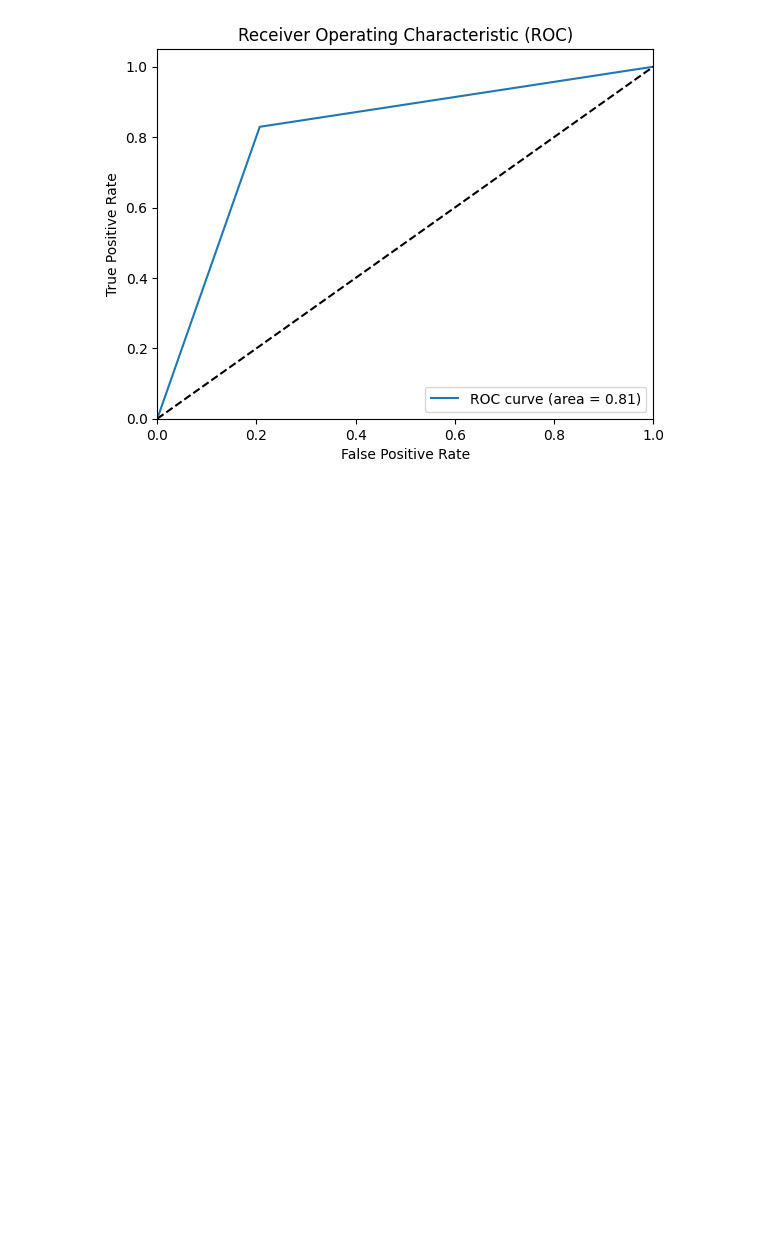
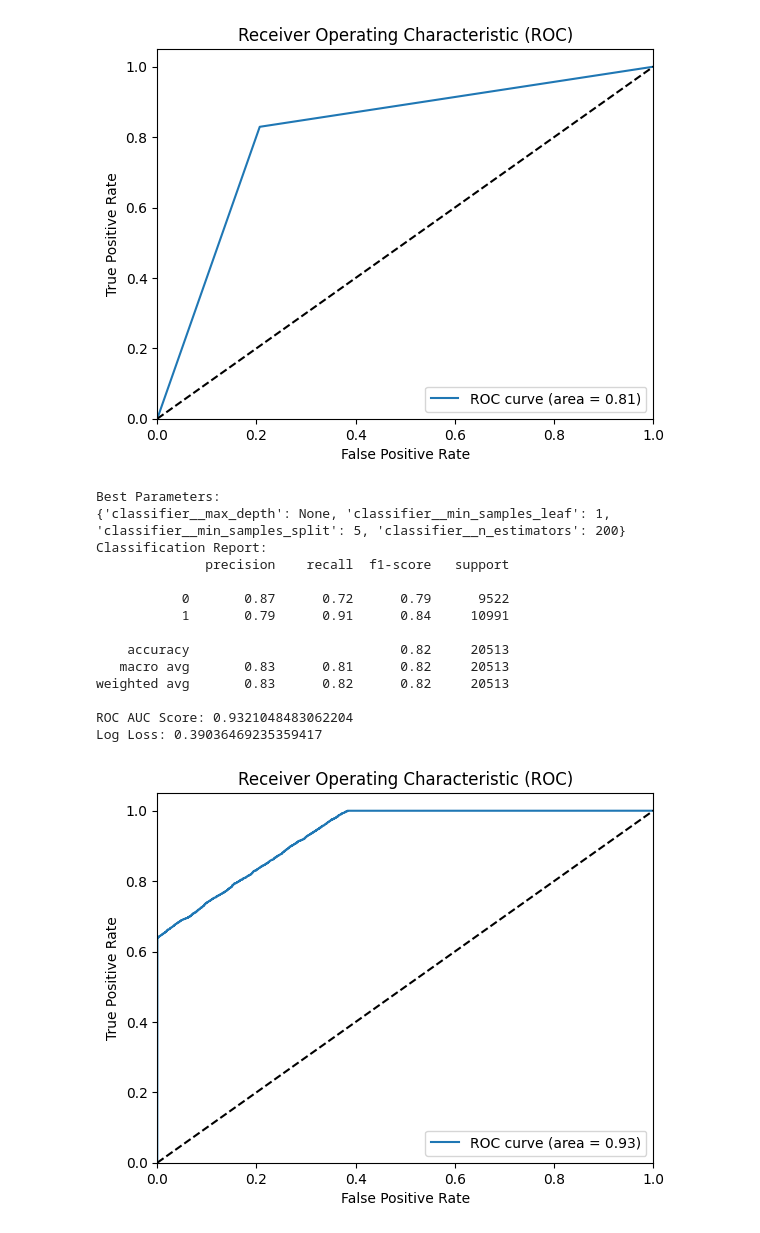
Before and after one commit to fpechierasData/lol_item_recommender, a Jupyter notebook: scratch.ipynb, the cells around one changed output. Saved outputs shown, nothing was run; the diff lists cells and outputs as text; code cells hidden in the pictures; blank space fills up the shorter version.

```diff
--- a/scratch.ipynb
+++ b/scratch.ipynb
@@ -87,7 +87,7 @@ def build_classifier(X, y, model="logreg", cv=2):
     '''
     X: feature df / indepent var
     y: target / dependent var (df column or 1d array)
-    model: (string) model to use. Options: logreg, svm, dectree, rforest
+    model: (string) model to use. Options: logreg, svm, dectree, rforest, nn
     '''
 
     if model == "logreg":
@@ -119,6 +119,14 @@ def build_classifier(X, y, model="logreg", cv=2):
             'classifier__max_depth': [2, 5, 10, None],
             'classifier__min_samples_split': [2, 5, 10],
             'classifier__min_samples_leaf': [1, 2, 5]
+        }
+
+    elif model == "nn":
+        classifier = MLPClassifier(max_iter=2000)
+        param_grid = {
+            'classifier__hidden_layer_sizes': [(100,)],
+            'classifier__activation': ['relu'],
+            'classifier__solver': ['sgd', 'adam'],
         }
 
     X_train, X_test, y_train, y_test = train_test_split(X, y, test_size=0.3, random_state=42)
@@ -222,3 +230,21 @@ weighted avg       0.81      0.81      0.81     20513
 ROC AUC Score: 0.8113703224484274
 Log Loss: 6.752584213639021
 [figure]
+# %%
+random_forest = build_classifier(X=features, y=Y, model="rforest")
+# %% [output]
+Best Parameters:
+{'classifier__max_depth': None, 'classifier__min_samples_leaf': 1, 'classifier__min_samples_split': 5, 'classifier__n_estimators': 200}
+Classification Report:
+              precision    recall  f1-score   support
+
+           0       0.87      0.72      0.79      9522
+           1       0.79      0.91      0.84     10991
+
+    accuracy                           0.82     20513
+   macro avg       0.83      0.81      0.82     20513
+weighted avg       0.83      0.82      0.82     20513
+
+ROC AUC Score: 0.9321048483062204
+Log Loss: 0.39036469235359417
+[figure, added]
```
Also changed, not shown: parts of 10 cells of this notebook.
